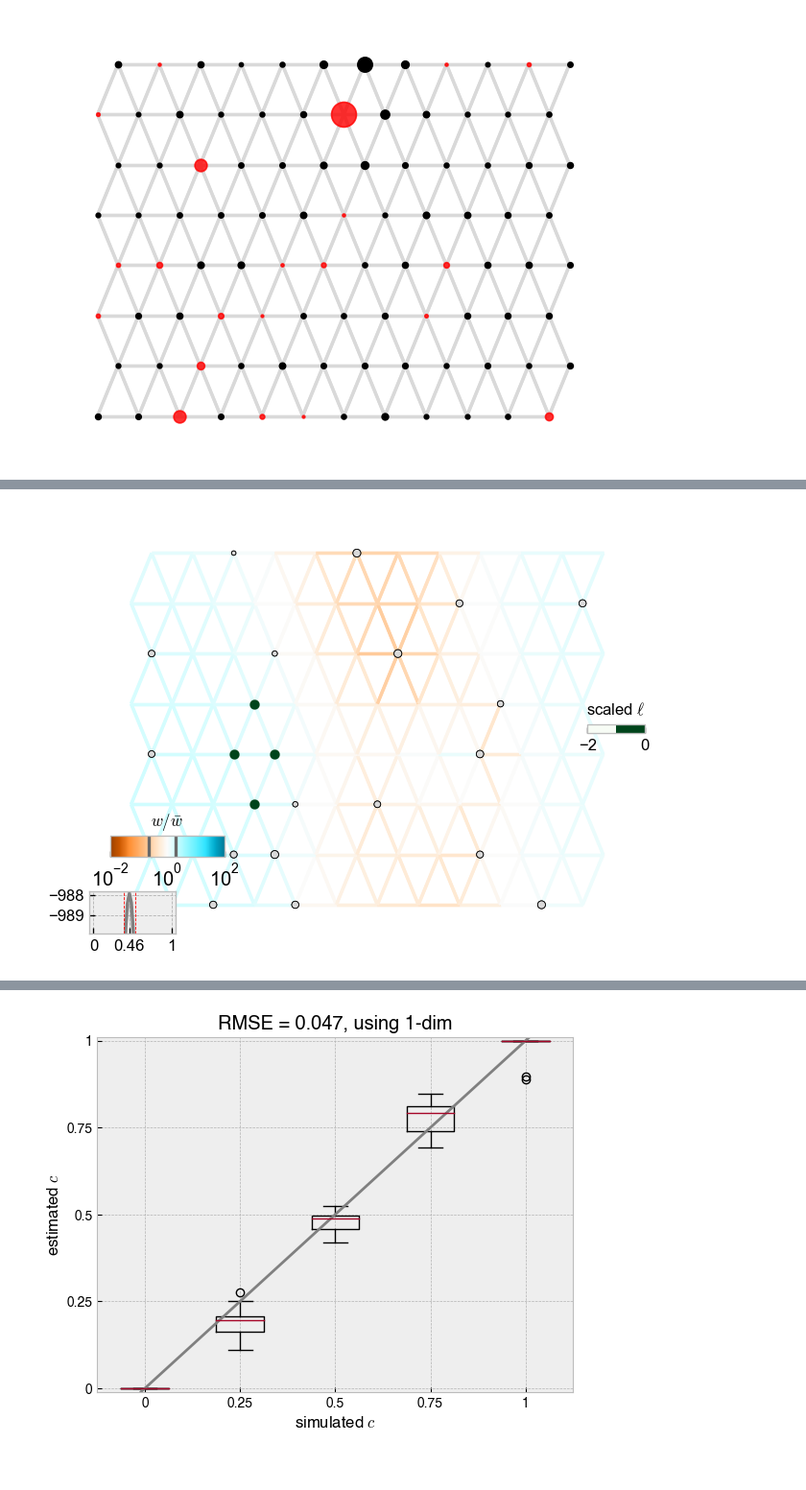
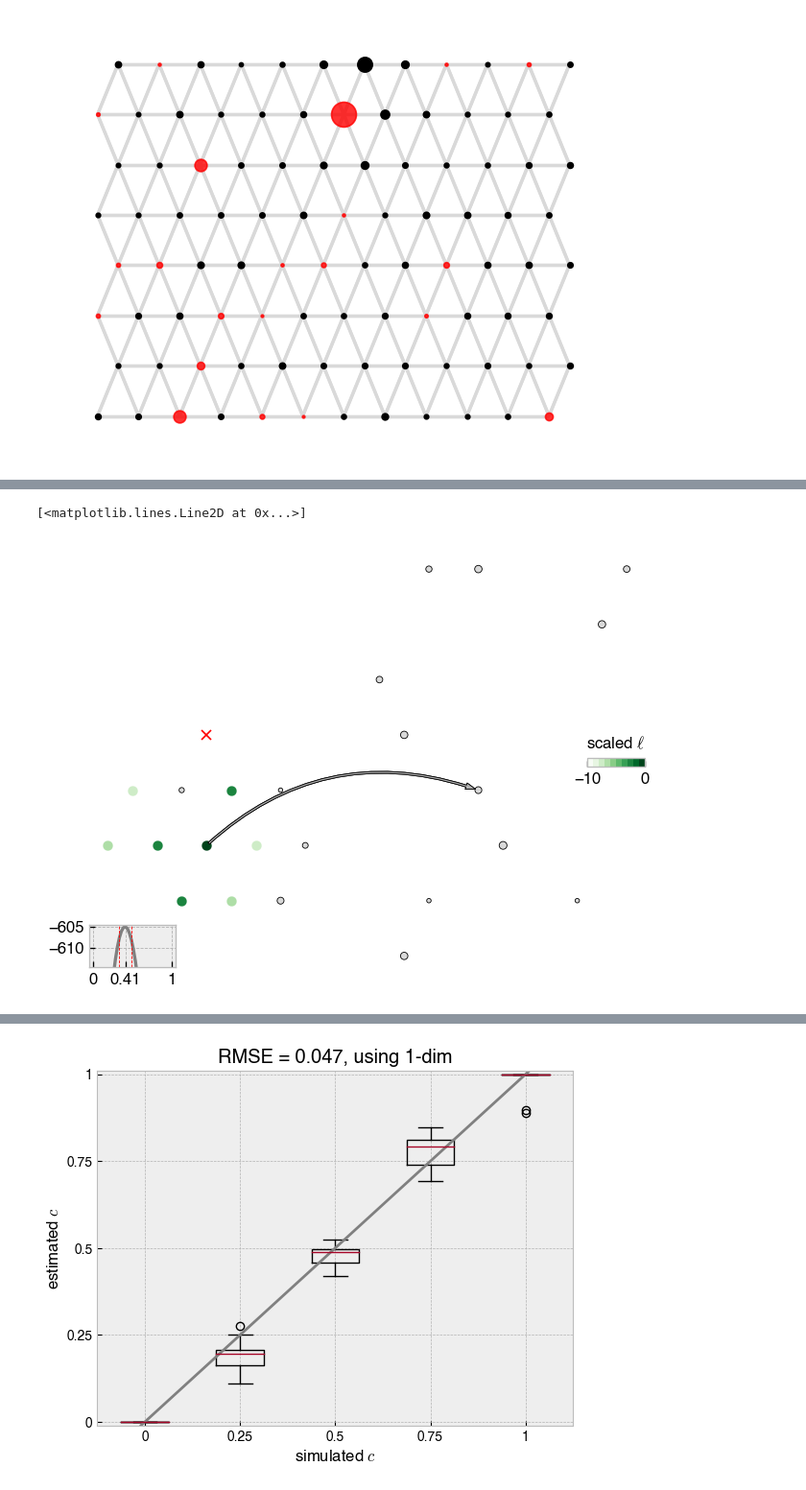
Before and after one commit to NovembreLab/feems, a Jupyter notebook: docs/notebooks/est-long-range.ipynb, the cells around one changed output, grey strips where cells are left out. Shown at 96% size. Cells and saved outputs as stored; diff of their text form; code cells hidden in the pictures.

```diff
--- a/docs/notebooks/est-long-range.ipynb
+++ b/docs/notebooks/est-long-range.ipynb
@@ -602,7 +841,7 @@ MLEloc = []; MLEdiff = []; MLEdf = pd.DataFrame(0, index=range(1,96), columns=['
 cnt = 0
 # sampnodes = [2,4,10,14,15,20,25,28,30,37,46,55,57,61,63,66,80,81,86,89]
 for i in range(16):
-    sampnodes = np.sort(np.unique(np.random.choice(97,20,replace=False).tolist()+[51,44])).tolist()
+    sampnodes = np.sort(np.unique(np.random.choice(97,12,replace=False).tolist()+[51,44])).tolist()
     ss = [2*np.random.randint(1,11) if i in sampnodes else 0 for i in range(96)]
 
     graph_def, coord_def, grid_def, edge_def = setup_graph(n_rows=8, n_columns=12, corridor_w=1e-2, barrier_w=1e-3, barrier_prob=1.0, corridor_left_prob=1., corridor_right_prob=1., barrier_startpt=4, barrier_endpt=8, n_samples_per_node=10, option=2, ss=ss)
@@ -618,7 +857,13 @@ for i in range(16):
     # gen_test = np.delete(gen_test,np.where(gen_test.sum(axis=0)==2*gen_test.shape[0])[0],1)
 
     sp_graph = FEEMSmix_SpatialGraph(gen_test, coord, grid_def, edge_def)
-    sp_graph.fit(lamb=0.1,optimize_q='n-dim',lamb_q=30., verbose=False);
+
+    lamb_grid = np.geomspace(1e-2,1e2,12,endpoint=True)[::-1]
+    cv_err = run_cv(sp_graph, lamb_grid, n_folds=None, factr=1e10)
+    mean_cv_err = np.mean(cv_err, axis=0)
+    lamb_cv = lamb_grid[np.argmin(mean_cv_err)]
+
+    sp_graph.fit(lamb=lamb_cv,optimize_q='n-dim',lamb_q=1., verbose=False);
     obj = FEEMSmix_Objective(sp_graph); obj.inv(); obj.grad(reg=False)
 
     # avgw += np.log10(sp_graph.w) - np.mean(np.log10(sp_graph.w))
@@ -871,40 +1079,41 @@ Optimizing likelihood over 59 demes in the graph...
 
 # from matplotlib.patches import Ellipse
 fig = plt.figure(dpi=120)
 ax = fig.add_subplot(1, 1, 1)
-v = Viz(ax, sp_graph, obj, projection=None, edge_width=2,
+v = Viz(ax, sp_graph, projection=None, edge_width=2,
         edge_alpha=1, edge_zorder=100, sample_pt_size=20, obs_node_size=7.5, sample_pt_color="black", cbar_font_size=10)
-v.draw_edges(use_weights=True); v.draw_edge_colorbar()
-v.draw_obs_nodes(use_ids=False);
+# v.draw_edges(use_weights=False); v.draw_edge_colorbar()
+# v.draw_obs_nodes(use_ids=False);
 # for i in range(top.shape[0]):
 #     v.ax.plot([v.grid[top['source'].iloc[i],0],v.grid[top['dest.'].iloc[i],0]],[v.grid[top['source'].iloc[i],1],v.grid[top['dest.'].iloc[i],1]],linewidth=0.4,color='grey')
 # for dest in np.unique(top['dest.']):
 #     v.ax.plot(v.grid[dest, 0], v.grid[dest, 1], 'o', color='dodgerblue', markersize=20*np.log10(np.sum(top['dest.']==dest)+1), alpha=0.5)
-v.draw_ll_contour(df,levels=[-2,0]); v.draw_obs_nodes(use_ids=False)
-# v.draw_arrow([(51,44)],0.46);
-# v.ax.plot(v.grid[51,0],v.grid[51,1],'rx')
+v.draw_ll_contour(df,levels=[-10,0]); v.draw_obs_nodes(use_ids=False)
+v.draw_arrow([(27,44)],0.41);
+v.ax.plot(v.grid[51,0],v.grid[51,1],'rx')
 # for i in range(96):
 #         if np.where(obj.perm_idx==i)[0]<sp_graph.n_observed_nodes:
 #                 v.ax.scatter(v.grid[i,0], v.grid[i,1], marker='o', s=50*MLEidx.count(i), alpha=0.8, facecolor='darkgreen', edgecolor='k', linewidth=1, zorder=2)
 #         else:
 #                 v.ax.scatter(v.grid[i,0], v.grid[i,1], marker='o', s=50*MLEidx.count(i), alpha=0.8, facecolor='darkgreen', edgecolor='none', linewidth=0, zorder=2)
 # v.ax.scatter(v.grid[63,0], v.grid[63,1], marker='o', s=50*16, alpha=0.8, facecolor='darkgreen', edgecolor='none', linewidth=0, zorder=2)
 # v.ax.plot(np.array(MLEloc).mean(axis=0)[0], np.array(MLEloc).mean(axis=0)[1], '*', color='darkgreen', markersize=10)
 # v.ax.add_patch(Ellipse(np.array(MLEloc).mean(axis=0), width=2*np.array(MLEloc).std(axis=0)[0], height=2*np.array(MLEloc).std(axis=0)[1], alpha=0.5, facecolor='lightgreen'))
 # v.ax.plot(v.grid[51,0], v.grid[51,1], '*', color='darkgreen', markersize=10)
 # v.ax.add_patch(Ellipse(v.grid[51,:], width=2*np.array(MLEloc).std(axis=0)[0]/10, height=2*np.array(MLEloc).std(axis=0)[1]/10, alpha=0.5, facecolor='lightgreen'))
 # v.ax.plot(v.grid[63,0],v.grid[63,1],'rx');
 # plt.imshow(sp_graph.S,cmap='Greys'); plt.colorbar()
 # sp_graph.W[8,27] = sp_graph.W[27,8] = 0
 # plt.imshow(sp_graph.W.todense(),cmap='Greys');
 # plt.imshow(np.diag(np.ones(36)),cmap='Greys')
 # W = np.zeros((36,36)); W[10,25] = 0.1; W[25,10] = 0.1;
 # plt.imshow(W,cmap='Greys');
 # get_FEEMS_demes_nll_w_c(sp_graph.c, sp_graph, obj, [(19,49)]), get_FEEMS_udemes_nll_w_c(0.544,sp_graph,obj,[(19,49,79)])
 # sp.optimize.minimize_scalar(get_FEEMS_udemes_nll_w_c, args=(sp_graph, obj, [(19,49,79)]), bounds=(0,1), method='bounded')
 # sp.optimize.minimize_scalar(get_FEEMS_demes_nll_w_c, args=(sp_graph, obj, [(19,49,79)]), bounds=(0,1), method='bounded')
 # %% [output]
+[<matplotlib.lines.Line2D at 0x...>]
-[figure, old version]
+[figure, new version]
 # %%
 # def get_true_weights(barrier_w=1e-3, corridor_w=1e-2, n_rows=8, n_columns=12, barrier_startpt=4, barrier_endpt=8):
 #     graph, coord, grid, edges = setup_graph_long_range(n_rows=n_rows,
```
Also changed, not shown: parts of 31 cells of this notebook, 11 other files.
